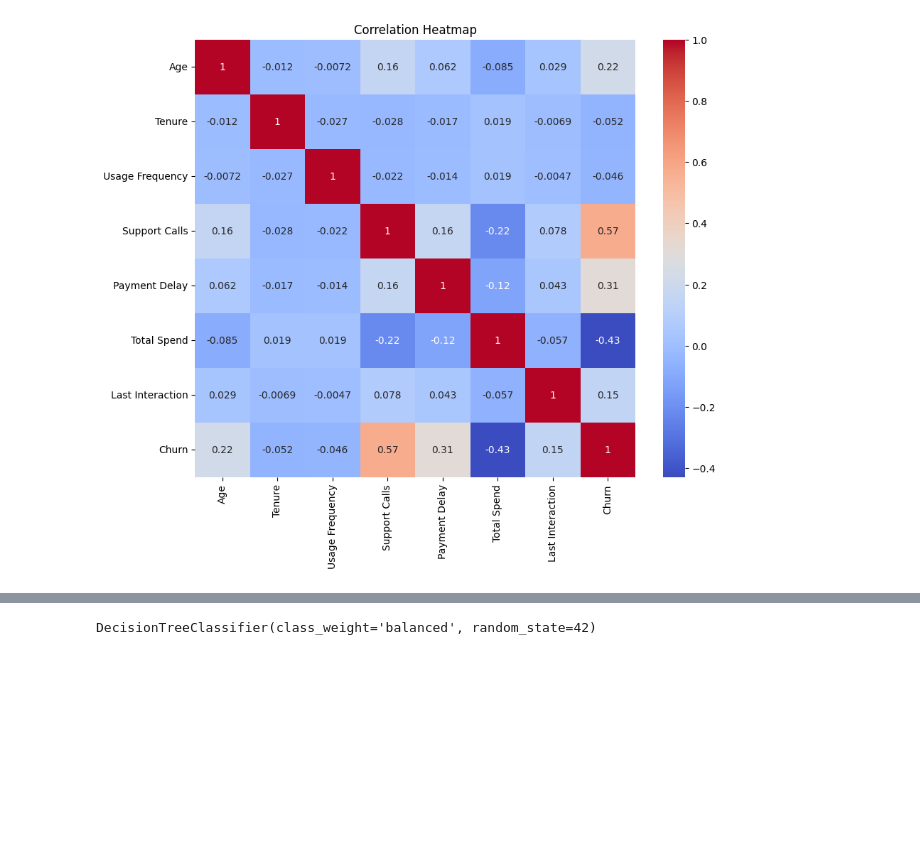
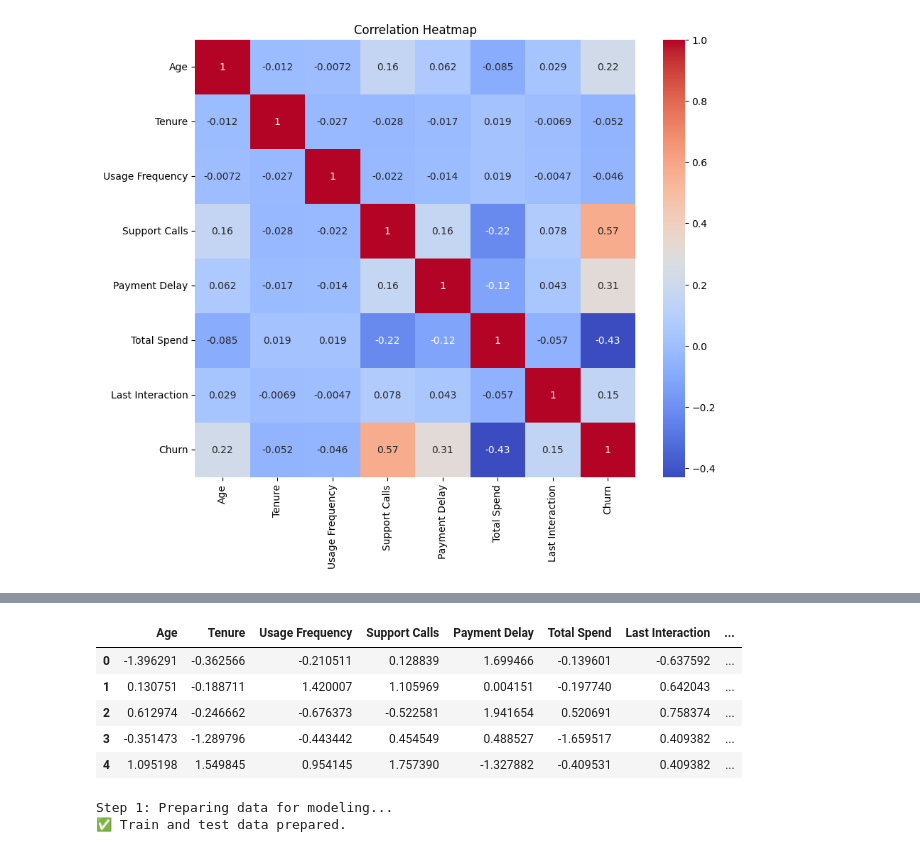
Before and after one commit to muddassirali8089/AASFS, a Jupyter notebook: CustomerChurnPrediction.ipynb, the cells around one changed output, grey strips where cells are left out. Saved outputs shown, nothing was run; the diff lists cells and outputs as text; code cells hidden in the pictures; blank space fills up the shorter version.

```diff
--- a/CustomerChurnPrediction.ipynb
+++ b/CustomerChurnPrediction.ipynb
@@ -50,13 +32,0 @@ memory usage: 40.4+ MB
-# %%
-# Step 1: Drop missing values (if any)
-
-data.dropna(inplace=True)
-test_Data.dropna(inplace=True)
-
-# Step 2: Remove 'CustomerID' column
-data.drop('CustomerID', axis=1, inplace=True)
-test_Data.drop('CustomerID', axis=1, inplace=True)
-
-# Verify changes
-data.info()
-test_Data.info()
@@ -163,16 +212,0 @@ plt.show()
-# %%
-from sklearn.preprocessing import LabelEncoder
-
-le = LabelEncoder()
-
-# Encode Gender
-data['Gender'] = le.fit_transform(data['Gender'])
-test_Data['Gender'] = le.transform(test_Data['Gender'])
-
-# Encode Subscription Type
-data['Subscription Type'] = le.fit_transform(data['Subscription Type'])
-test_Data['Subscription Type'] = le.transform(test_Data['Subscription Type'])
-
-# Encode Contract Length
-data['Contract Length'] = le.fit_transform(data['Contract Length'])
-test_Data['Contract Length'] = le.transform(test_Data['Contract Length'])
@@ -178,0 +291,9 @@ test_Data['Contract Length'] = le.transform(test_Data['Contract Length'])
+# %%
+test_Data.head(5)
+# %% [output]
+|  | Age | Tenure | Usage Frequency | Support Calls | Payment Delay | Total Spend | Last Interaction | ... |
+| 0 | -1.396291 | -0.362566 | -0.210511 | 0.128839 | 1.699466 | -0.139601 | -0.637592 | ... |
+| 1 | 0.130751 | -0.188711 | 1.420007 | 1.105969 | 0.004151 | -0.197740 | 0.642043 | ... |
+| 2 | 0.612974 | -0.246662 | -0.676373 | -0.522581 | 1.941654 | 0.520691 | 0.758374 | ... |
+| 3 | -0.351473 | -1.289796 | -0.443442 | 0.454549 | 0.488527 | -1.659517 | 0.409382 | ... |
+| 4 | 1.095198 | 1.549845 | 0.954145 | 1.757390 | -1.327882 | -0.409531 | 0.409382 | ... |
@@ -179,19 +320,13 @@ test_Data['Contract Length'] = le.transform(test_Data['Contract Length'])
 # %%
-# Training data
-X_train = data.drop('Churn', axis=1)  # Features
-y_train = data['Churn']               # Target (0 or 1)
+print("Step 1: Preparing data for modeling...")
 
-# Test data
+# Split features and target
+X_train = data.drop('Churn', axis=1)
+y_train = data['Churn']
 X_test = test_Data.drop('Churn', axis=1)
 y_test = test_Data['Churn']
+
+print("✅ Train and test data prepared.")
+# %% [output]
+Step 1: Preparing data for modeling...
+✅ Train and test data prepared.
-# %%
-from sklearn.tree import DecisionTreeClassifier
-
-# Initialize model with class weighting
-model = DecisionTreeClassifier(
-    class_weight='balanced',  # Penalizes misclassification of minority class
-    random_state=42          # For reproducibility
-)
-model.fit(X_train, y_train)
-# %% [output]
-DecisionTreeClassifier(class_weight='balanced', random_state=42)
```
Also changed, not shown: parts of 21 cells of this notebook.
